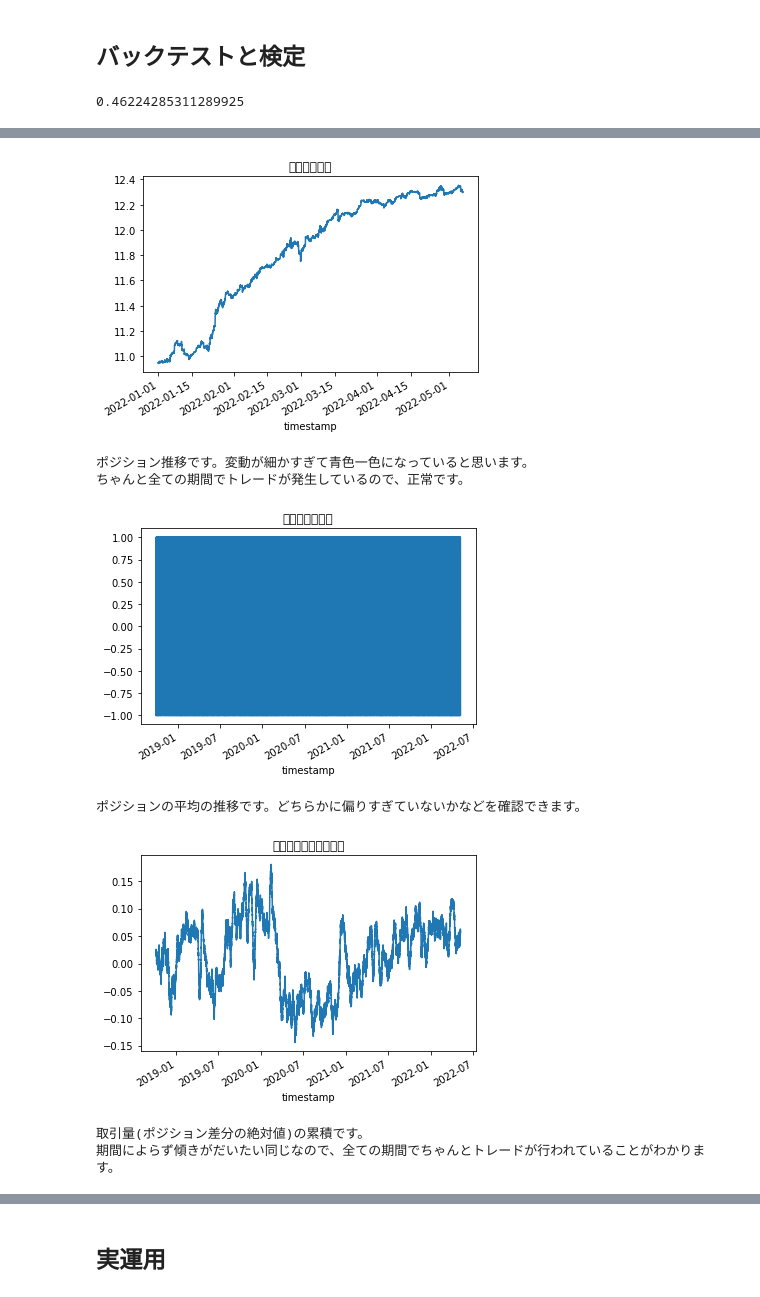
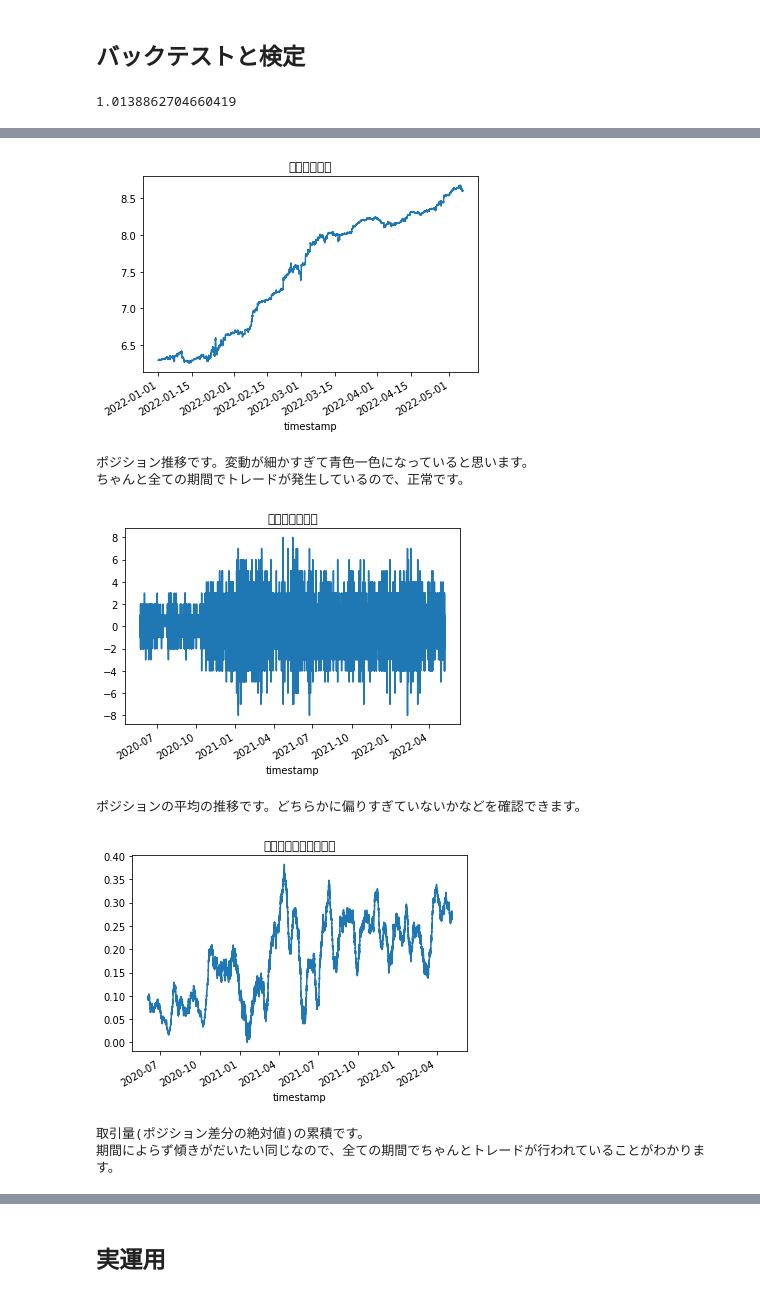
Before and after one commit to yydevelop/bot, a Jupyter notebook: bitflyerbot/tutorial-bitflyer.ipynb, the cells around one changed output, grey strips where cells are left out. Drawn from its saved outputs; the diff is of its cells as text; code cells hidden in the pictures.

```diff
--- a/bitflyerbot/tutorial-bitflyer.ipynb
+++ b/bitflyerbot/tutorial-bitflyer.ipynb
@@ -561,12 +601,12 @@ def backtest(cl=None, hi=None, lo=None, pips=None,
         # entry
         if buy_entry[i] > 0 and buy_cost[i]:
         #if buy_entry[i] > 0 and buy_cost[i] and buy_entry[i] >= sell_entry[i]:
-            vol = np.minimum(1.0, 1 - prev_pos) * (buy_entry[i] > 0)
+            vol = np.minimum(2.0, 1 - prev_pos) * (buy_entry[i] > 0)
             ret -= buy_cost[i] * vol
             pos += vol
 
         if sell_entry[i] > 0 and sell_cost[i]:
-            vol = np.minimum(1.0, prev_pos + 1) * (sell_entry[i] > 0)
+            vol = np.minimum(2.0, prev_pos + 1) * (sell_entry[i] > 0)
             ret -= sell_cost[i] * vol
             pos -= vol
 
@@ -659,4 +699,4 @@ print('p平均法 n = {}'.format(p_mean_n))
 print('p平均 {}'.format(p_mean))
 print('エラー率 {}'.format(calc_p_mean_type1_error_rate(p_mean, p_mean_n)))
 # %% [output]
-0.46224285311289925
+1.0138862704660419
@@ -664,8 +704,8 @@ print('エラー率 {}'.format(calc_p_mean_type1_error_rate(p_mean, p_mean_n)))
-[figure, old version]
+[figure, new version]
 ポジション推移です。変動が細かすぎて青色一色になっていると思います。
 ちゃんと全ての期間でトレードが発生しているので、正常です。
-[figure, old version]
+[figure, new version]
 ポジションの平均の推移です。どちらかに偏りすぎていないかなどを確認できます。
-[figure, old version]
+[figure, new version]
 取引量(ポジション差分の絶対値)の累積です。
 期間によらず傾きがだいたい同じなので、全ての期間でちゃんとトレードが行われていることがわかります。
```
Also changed, not shown: parts of 14 cells of this notebook, 7 other files.
